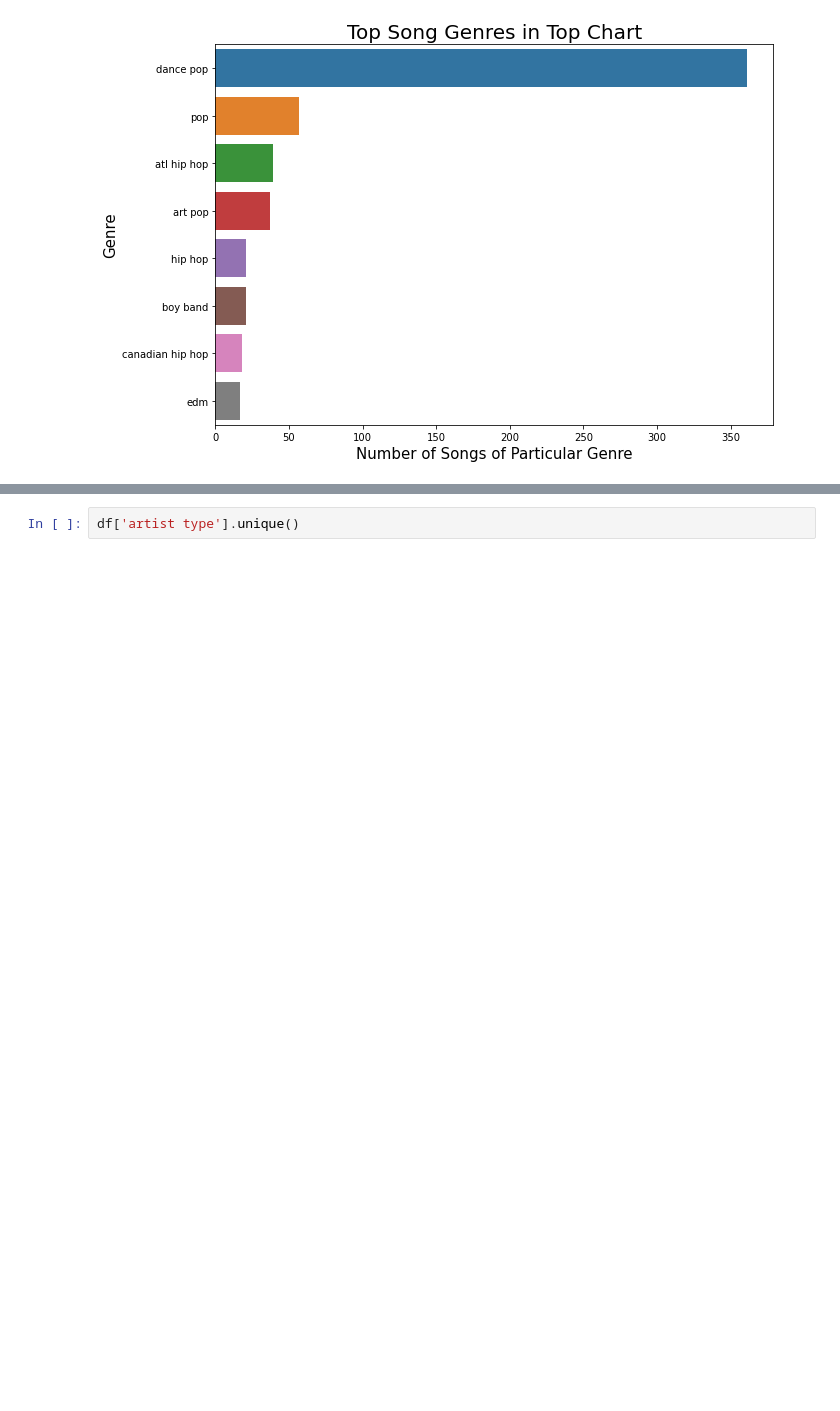
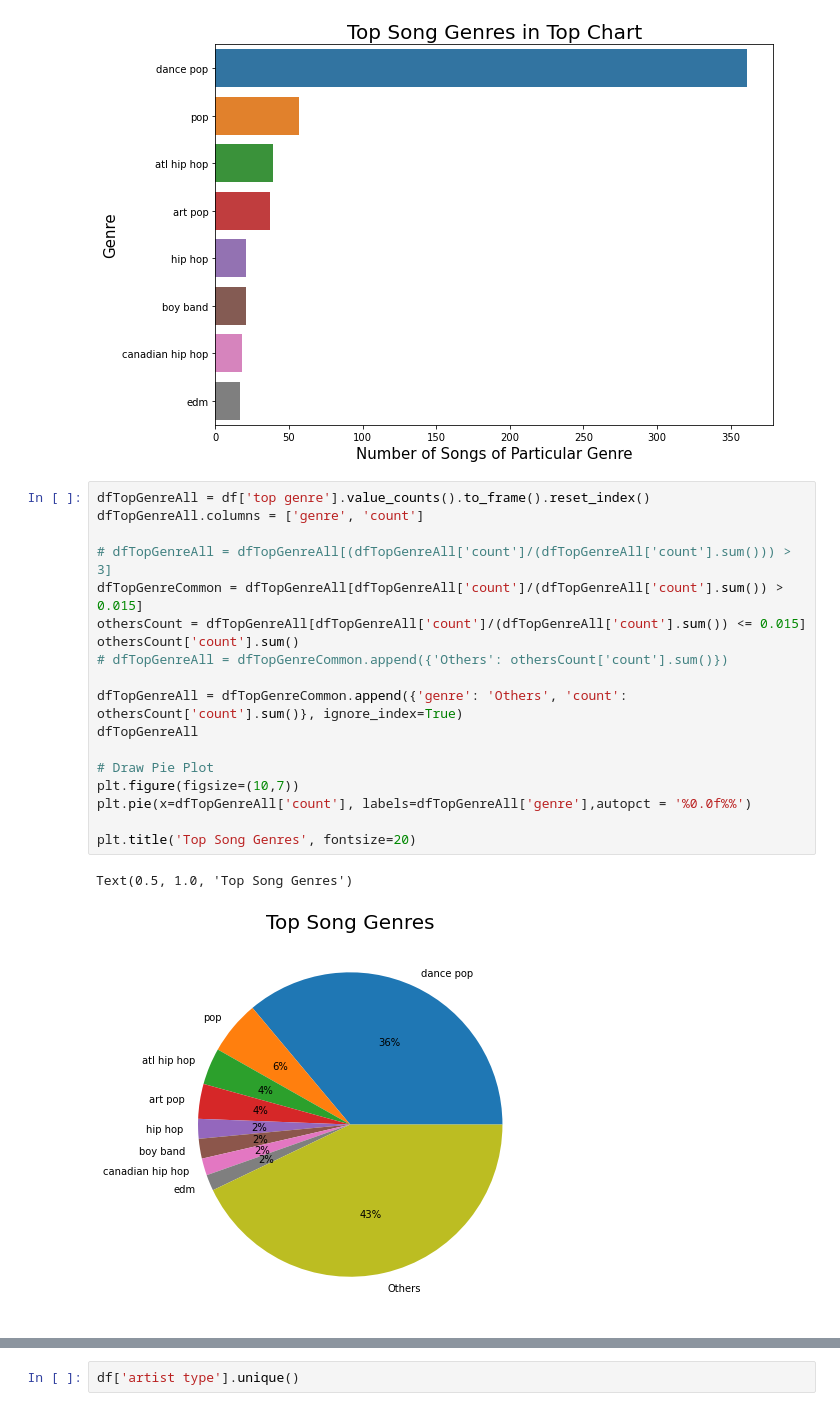
Before and after one commit to abessmer/SpotifySongsEDA, a Jupyter notebook: spotifySongsEDA.ipynb, the cells around one changed output, grey strips where cells are left out. Cells and saved outputs as stored; diff of their text form; blank space fills up the shorter version.

```diff
--- a/spotifySongsEDA.ipynb
+++ b/spotifySongsEDA.ipynb
@@ -104,3 +114,24 @@ ax.set_title('Top Song Genres in Top Chart', fontsize=20)
 # %% [output]
 Text(0.5, 1.0, 'Top Song Genres in Top Chart')
 [figure]
+# %%
+dfTopGenreAll = df['top genre'].value_counts().to_frame().reset_index()
+dfTopGenreAll.columns = ['genre', 'count']
+
+# dfTopGenreAll = dfTopGenreAll[(dfTopGenreAll['count']/(dfTopGenreAll['count'].sum())) > 3]
+dfTopGenreCommon = dfTopGenreAll[dfTopGenreAll['count']/(dfTopGenreAll['count'].sum()) > 0.015]
+othersCount = dfTopGenreAll[dfTopGenreAll['count']/(dfTopGenreAll['count'].sum()) <= 0.015]
+othersCount['count'].sum()
+# dfTopGenreAll = dfTopGenreCommon.append({'Others': othersCount['count'].sum()})
+
+dfTopGenreAll = dfTopGenreCommon.append({'genre': 'Others', 'count': othersCount['count'].sum()}, ignore_index=True)
+dfTopGenreAll
+
+# Draw Pie Plot
+plt.figure(figsize=(10,7))
+plt.pie(x=dfTopGenreAll['count'], labels=dfTopGenreAll['genre'],autopct = '%0.0f%%')
+
+plt.title('Top Song Genres', fontsize=20)
+# %% [output]
+Text(0.5, 1.0, 'Top Song Genres')
+[figure, added]
```
Also changed, not shown: parts of 25 cells of this notebook.
